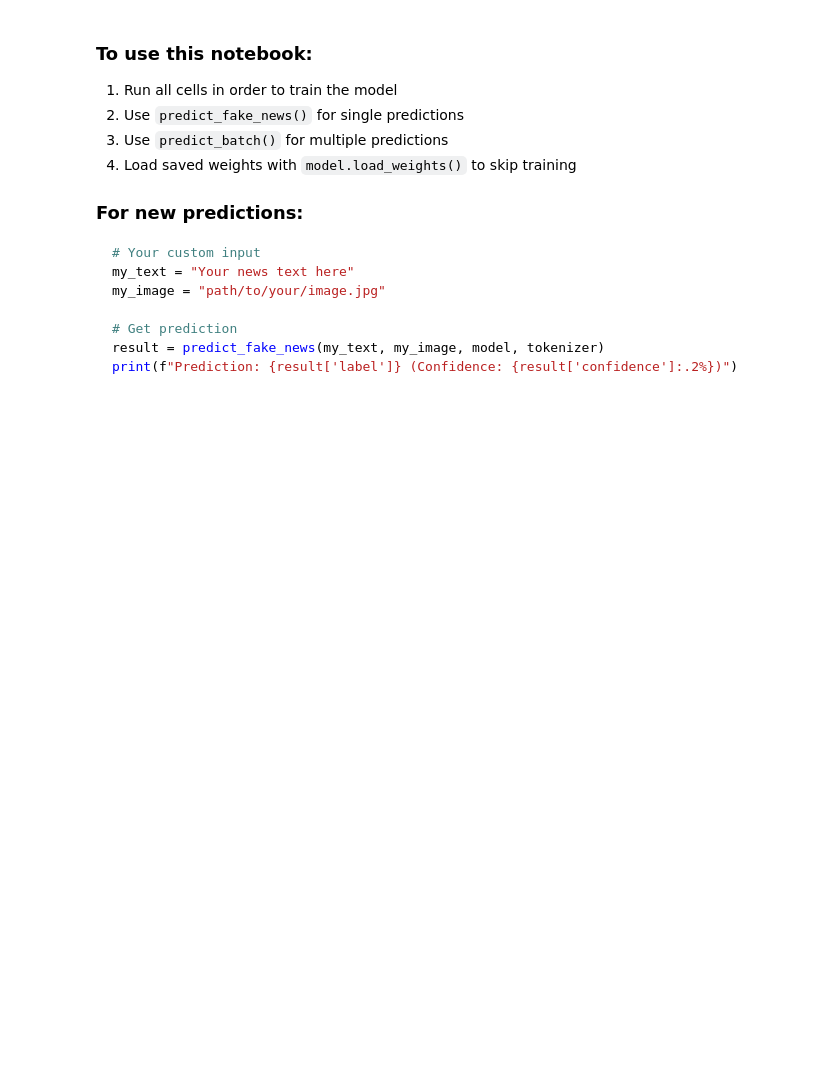
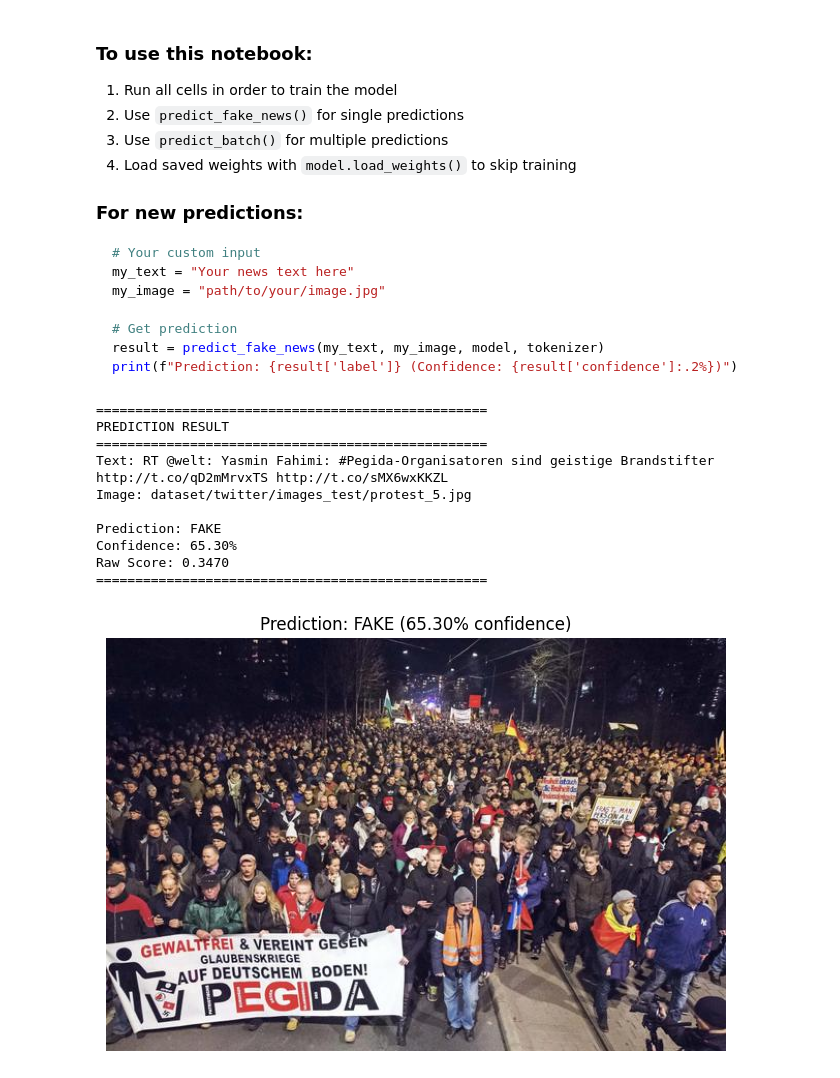
Before and after one commit to Supriya-saha/SpotFake02, a Jupyter notebook: Train_and_Predict.ipynb, the cells around one changed output. Cells and saved outputs as stored; diff of their text form; code cells hidden in the pictures; blank space fills up the shorter version.

````diff
--- a/Train_and_Predict.ipynb
+++ b/Train_and_Predict.ipynb
@@ -522,7 +542,8 @@ print(f"Best validation accuracy: {max(history.history['val_accuracy']):.4f}")
 ## 6. Model Evaluation
 # %%
 # Load best model (update the filename with your best checkpoint)
-# Example: model.load_weights('model-010-0.776923.h5')
+# Example:
+model.load_weights('model-003-0.609391.h5')
 
 # Or evaluate current model
 test_predictions = model.predict([
@@ -705,3 +765,42 @@ my_image = "path/to/your/image.jpg"
 result = predict_fake_news(my_text, my_image, model, tokenizer)
 print(f"Prediction: {result['label']} (Confidence: {result['confidence']:.2%})")
 ```
+# %%
+model.load_weights('spotfake_final_model.h5')
+# %%
+my_text = "RT @welt: Yasmin Fahimi: ""#Pegida-Organisatoren sind geistige Brandstifter"" http://t.co/qD2mMrvxTS http://t.co/sMX6wxKKZL"
+# my_text =L'
+my_image = "dataset/twitter/images_test/protest_5.jpg"
+
+# Get prediction
+result = predict_fake_news(my_text, my_image, model, tokenizer)
+print("\n" + "="*50)
+print("PREDICTION RESULT")
+print("="*50)
+print(f"Text: {result['text']}")
+print(f"Image: {result['image_path']}")
+print(f"\nPrediction: {result['label']}")
+print(f"Confidence: {result['confidence']:.2%}")
+print(f"Raw Score: {result['raw_score']:.4f}")
+print("="*50)
+
+# Display the image
+img = cv2.imread(my_image)
+img_rgb = cv2.cvtColor(img, cv2.COLOR_BGR2RGB)
+plt.figure(figsize=(8, 6))
+plt.imshow(img_rgb)
+plt.title(f"Prediction: {result['label']} ({result['confidence']:.2%} confidence)")
+plt.axis('off')
+plt.show()
+# %% [output]
+==================================================
+PREDICTION RESULT
+==================================================
+Text: RT @welt: Yasmin Fahimi: #Pegida-Organisatoren sind geistige Brandstifter http://t.co/qD2mMrvxTS http://t.co/sMX6wxKKZL
+Image: dataset/twitter/images_test/protest_5.jpg
+
+Prediction: FAKE
+Confidence: 65.30%
+Raw Score: 0.3470
+==================================================
+[figure, added]
````
Also changed, not shown: parts of 25 cells of this notebook, 5 other files.
